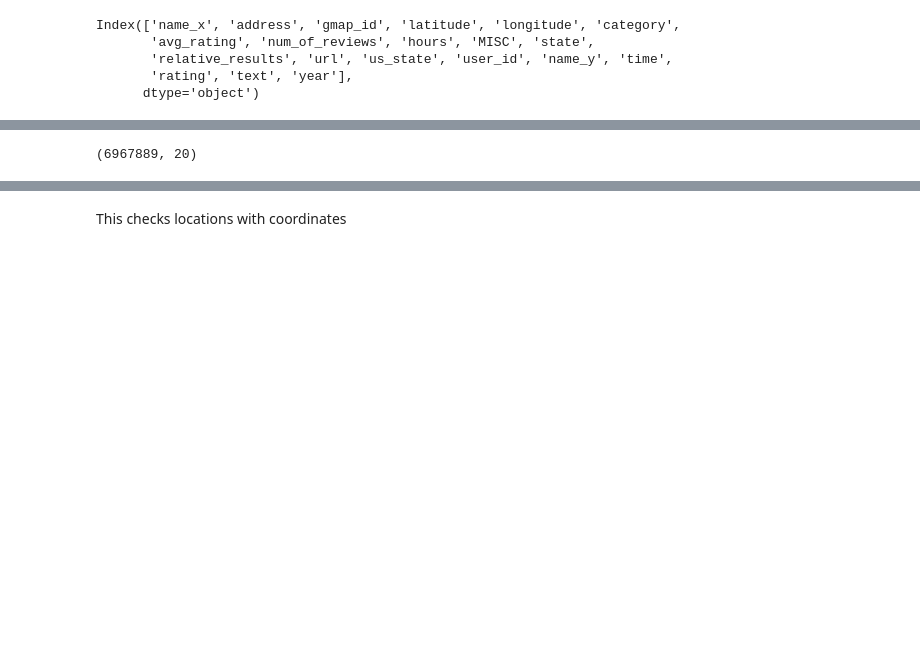
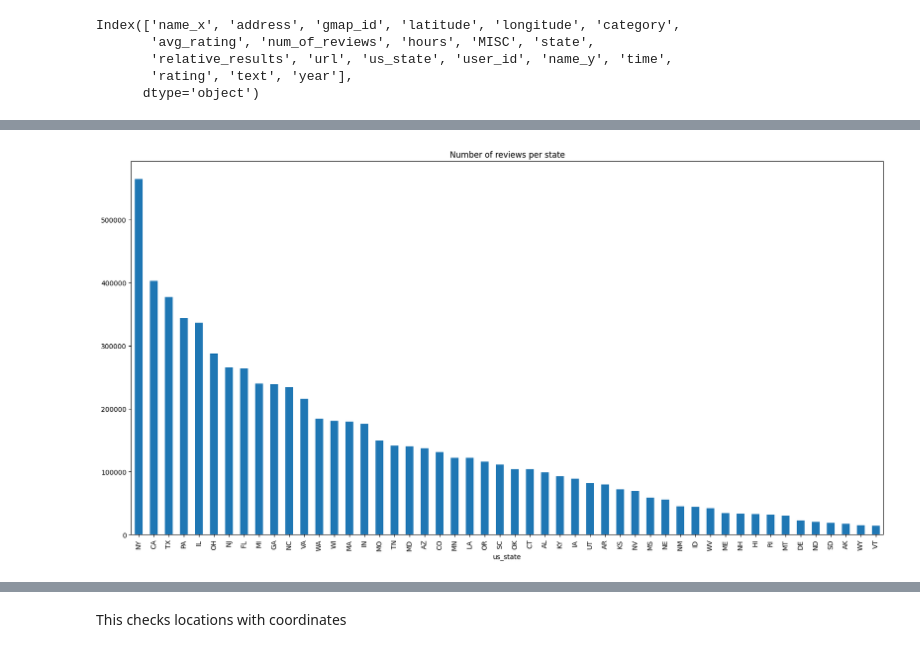
Before and after one commit to melodiromero/Google-Yelp, a Jupyter notebook: Sprint-1/Yelp/etl_eda.ipynb, the cells around one changed output, grey strips where cells are left out. Drawn from its saved outputs; the diff is of its cells as text; code cells hidden in the pictures; blank space fills up the shorter version.

```diff
--- a/Sprint-1/Yelp/etl_eda.ipynb
+++ b/Sprint-1/Yelp/etl_eda.ipynb
@@ -543,7 +543,7 @@ result_ddf.head(4)
 result_ddf.groupby("us_state").aggregate(["sum", "mean", "max", "min"])
 # %%
 metadata_google_reviews = pd.read_parquet(google_maps__folder_path + "\\metadata_google_joined.parquet", engine="pyarrow", dtype_backend="pyarrow")
-# %%
-metadata_google_reviews.shape
-# %% [output]
-(6967889, 20)
+# %%
+metadata_google_reviews["us_state"].value_counts().plot(kind="bar", title="Number of reviews per state", figsize=(20, 10));
+# %% [output]
+[figure, added]
```
Also changed, not shown: parts of 3 cells of this notebook.
